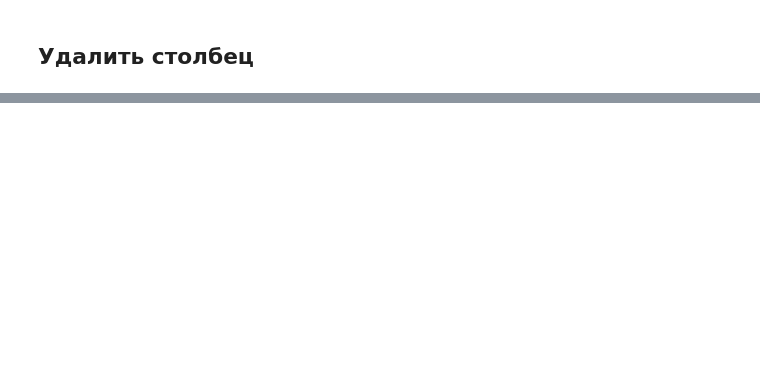
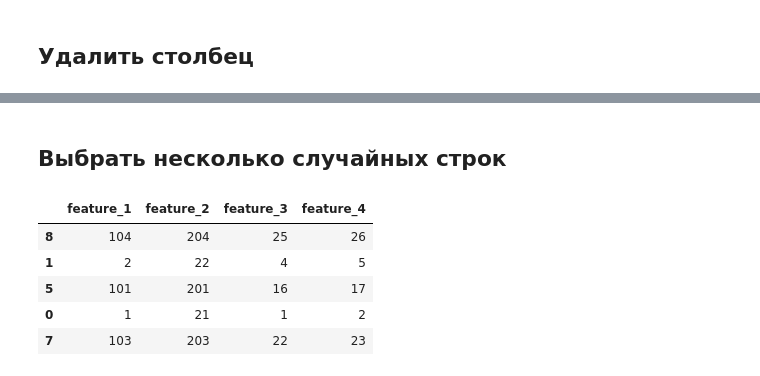
Before and after one commit to experiment0/data_science_helpers, a Jupyter notebook: articles/create_dataframe.ipynb, the cells around one changed output, grey strips where cells are left out. Saved outputs shown, nothing was run; the diff lists cells and outputs as text; code cells hidden in the pictures; blank space fills up the shorter version.

```diff
--- a/articles/create_dataframe.ipynb
+++ b/articles/create_dataframe.ipynb
@@ -84,0 +149,12 @@ dataframe_3
+# %% [markdown]
+## Выбрать несколько случайных строк
+# %%
+# 5 - количество строк, random_state - для воспроизводимости случайных вычислений
+dataframe_5.sample(5, random_state=42)
+# %% [output]
+|  | feature_1 | feature_2 | feature_3 | feature_4 |
+| 8 | 104 | 204 | 25 | 26 |
+| 1 | 2 | 22 | 4 | 5 |
+| 5 | 101 | 201 | 16 | 17 |
+| 0 | 1 | 21 | 1 | 2 |
+| 7 | 103 | 203 | 22 | 23 |
```
Also changed, not shown: parts of 10 cells of this notebook, 4 other files.
